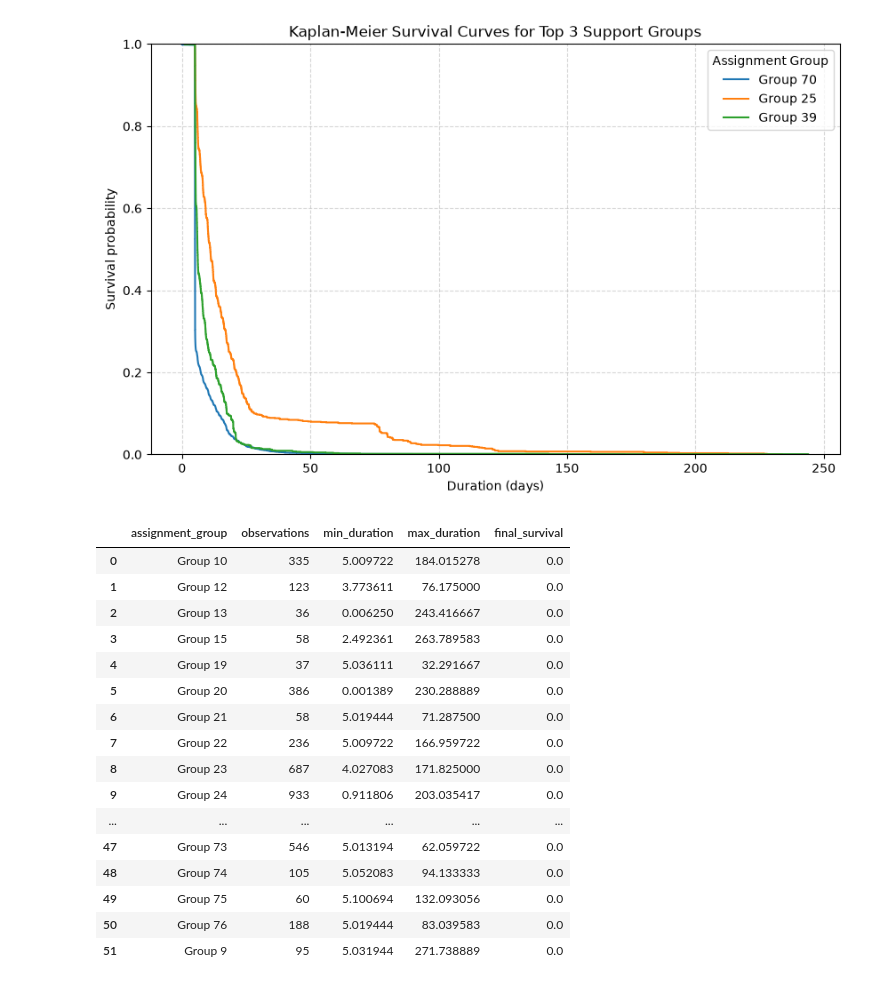
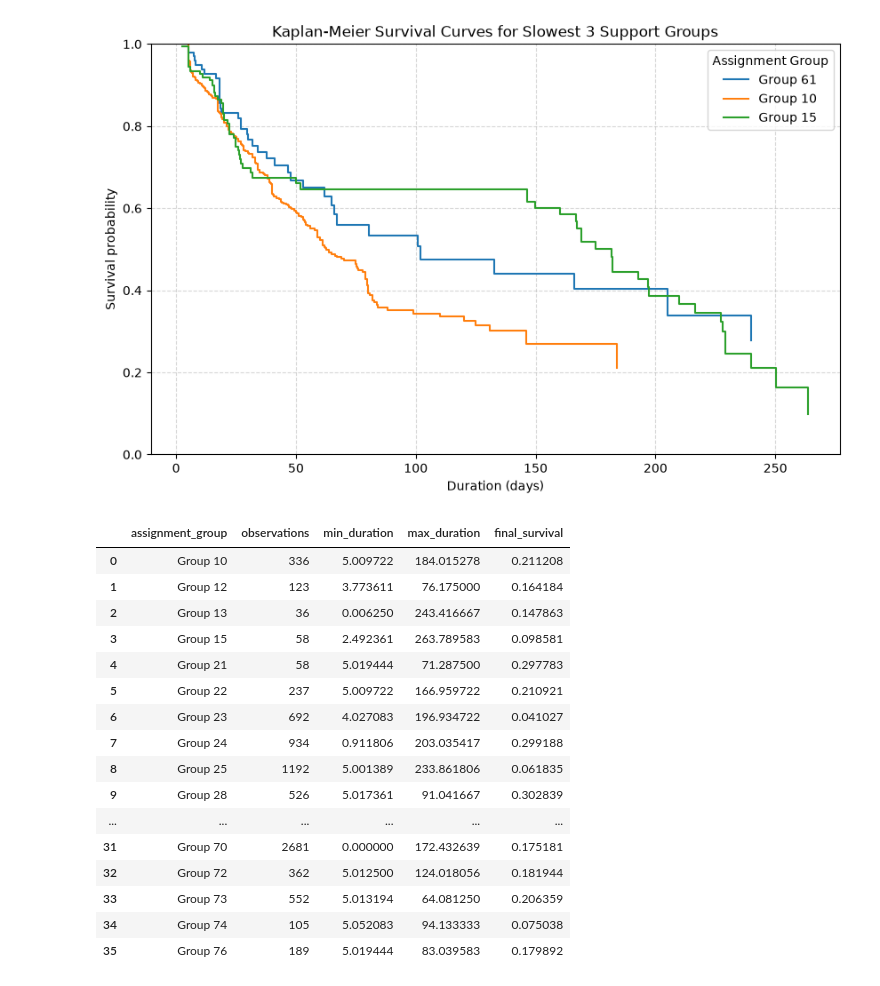
Before and after one commit to rajivsam/kmds_migration, a Jupyter notebook: itsm_analysis/notebooks/create_itsm_survival_kaplan_meier_model.ipynb, the cells around one changed output. Cells and saved outputs as stored; diff of their text form; code cells hidden in the pictures.

```diff
--- a/itsm_analysis/notebooks/create_itsm_survival_kaplan_meier_model.ipynb
+++ b/itsm_analysis/notebooks/create_itsm_survival_kaplan_meier_model.ipynb
@@ -36,6 +36,9 @@ package_info, spec_questions
    'question': 'Where should the champion artifacts be exported?',
    'note': 'This is the path to the ML-Ops artifact bundle.'}])
 # %%
+import pandas as pd
+from pathlib import Path
+
 workspace_dir = Path.cwd()
 project_root = workspace_dir if (workspace_dir / 'config.yaml').exists() else workspace_dir.parent
 data_path = project_root / 'data' / 'dd_cleaner' / 'itsm_ticket_survival_dataset.csv'
@@ -44,12 +47,16 @@ if not data_path.exists():
 
 df = pd.read_csv(data_path)
 df['incident_state'] = df['incident_state'].astype(str).str.lower()
-df['duration_days'] = pd.to_numeric(df['duration_days'], errors='coerce')
+# Canonical field name used by the survival pipeline.
+df['survival_time_days'] = pd.to_numeric(df['survival_time_days'], errors='coerce')
+# Deprecated alias retained for backward compatibility with older notebooks.
+if 'duration_days' not in df.columns:
+    df['duration_days'] = df['survival_time_days']
 group_counts = df['assignment_group'].value_counts()
 valid_groups = group_counts[group_counts > 20].index.tolist()
 slowest_groups = (
     df[df['assignment_group'].isin(valid_groups)]
-    .groupby('assignment_group')['duration_days']
+    .groupby('assignment_group')['survival_time_days']
     .median()
     .sort_values(ascending=False)
     .head(3)
@@ -91,7 +86,7 @@ from statsmodels.duration.survfunc import SurvfuncRight
 km_rows = []
 for group in valid_groups:
     group_df = df[df['assignment_group'] == group]
-    time = group_df['duration_days'].values
+    time = group_df['survival_time_days'].values
     status = (group_df['survival_event'] == 1).astype(int).values
     sf = SurvfuncRight(time, status)
     km_group = pd.DataFrame({
@@ -135,45 +130,43 @@ km_summary.head(20)
 # %%
 import matplotlib.pyplot as plt
 
 slowest_groups = (
     df[df['assignment_group'].isin(valid_groups)]
-    .groupby('assignment_group')['duration_days']
+    .groupby('assignment_group')['survival_time_days']
     .median()
     .sort_values(ascending=False)
     .head(3)
     .index.tolist()
 )
 fig, ax = plt.subplots(figsize=(10, 6))
 for group in slowest_groups:
     group_curve = km_df[km_df['assignment_group'] == group]
     ax.step(group_curve['timeline'], group_curve['survival'], where='post', label=group)
 
 ax.set_title('Kaplan-Meier Survival Curves for Slowest 3 Support Groups')
 ax.set_xlabel('Duration (days)')
 ax.set_ylabel('Survival probability')
-
 ax.set_ylim(0, 1.0)
-
-ax.grid(True, linestyle='--', alpha=0.5)km_summary
-
+ax.grid(True, linestyle='--', alpha=0.5)
 ax.legend(title='Assignment Group')
 plt.show()
+km_summary
 # %% [output]
-[figure, old version]
+[figure, new version]
 |  | assignment_group | observations | min_duration | max_duration | final_survival |
-| 0 | Group 10 | 335 | 5.009722 | 184.015278 | 0.0 |
-| 1 | Group 12 | 123 | 3.773611 | 76.175000 | 0.0 |
-| 2 | Group 13 | 36 | 0.006250 | 243.416667 | 0.0 |
-| 3 | Group 15 | 58 | 2.492361 | 263.789583 | 0.0 |
-| 4 | Group 19 | 37 | 5.036111 | 32.291667 | 0.0 |
-| 5 | Group 20 | 386 | 0.001389 | 230.288889 | 0.0 |
-| 6 | Group 21 | 58 | 5.019444 | 71.287500 | 0.0 |
-| 7 | Group 22 | 236 | 5.009722 | 166.959722 | 0.0 |
-| 8 | Group 23 | 687 | 4.027083 | 171.825000 | 0.0 |
-| 9 | Group 24 | 933 | 0.911806 | 203.035417 | 0.0 |
+| 0 | Group 10 | 336 | 5.009722 | 184.015278 | 0.211208 |
+| 1 | Group 12 | 123 | 3.773611 | 76.175000 | 0.164184 |
+| 2 | Group 13 | 36 | 0.006250 | 243.416667 | 0.147863 |
+| 3 | Group 15 | 58 | 2.492361 | 263.789583 | 0.098581 |
+| 4 | Group 21 | 58 | 5.019444 | 71.287500 | 0.297783 |
+| 5 | Group 22 | 237 | 5.009722 | 166.959722 | 0.210921 |
+| 6 | Group 23 | 692 | 4.027083 | 196.934722 | 0.041027 |
+| 7 | Group 24 | 934 | 0.911806 | 203.035417 | 0.299188 |
+| 8 | Group 25 | 1192 | 5.001389 | 233.861806 | 0.061835 |
+| 9 | Group 28 | 526 | 5.017361 | 91.041667 | 0.302839 |
 | ... | ... | ... | ... | ... | ... |
-| 47 | Group 73 | 546 | 5.013194 | 62.059722 | 0.0 |
-| 48 | Group 74 | 105 | 5.052083 | 94.133333 | 0.0 |
-| 49 | Group 75 | 60 | 5.100694 | 132.093056 | 0.0 |
-| 50 | Group 76 | 188 | 5.019444 | 83.039583 | 0.0 |
-| 51 | Group 9 | 95 | 5.031944 | 271.738889 | 0.0 |
+| 31 | Group 70 | 2681 | 0.000000 | 172.432639 | 0.175181 |
+| 32 | Group 72 | 362 | 5.012500 | 124.018056 | 0.181944 |
+| 33 | Group 73 | 552 | 5.013194 | 64.081250 | 0.206359 |
+| 34 | Group 74 | 105 | 5.052083 | 94.133333 | 0.075038 |
+| 35 | Group 76 | 189 | 5.019444 | 83.039583 | 0.179892 |
```
Also changed, not shown: parts of 9 cells of this notebook, 14 other files.
